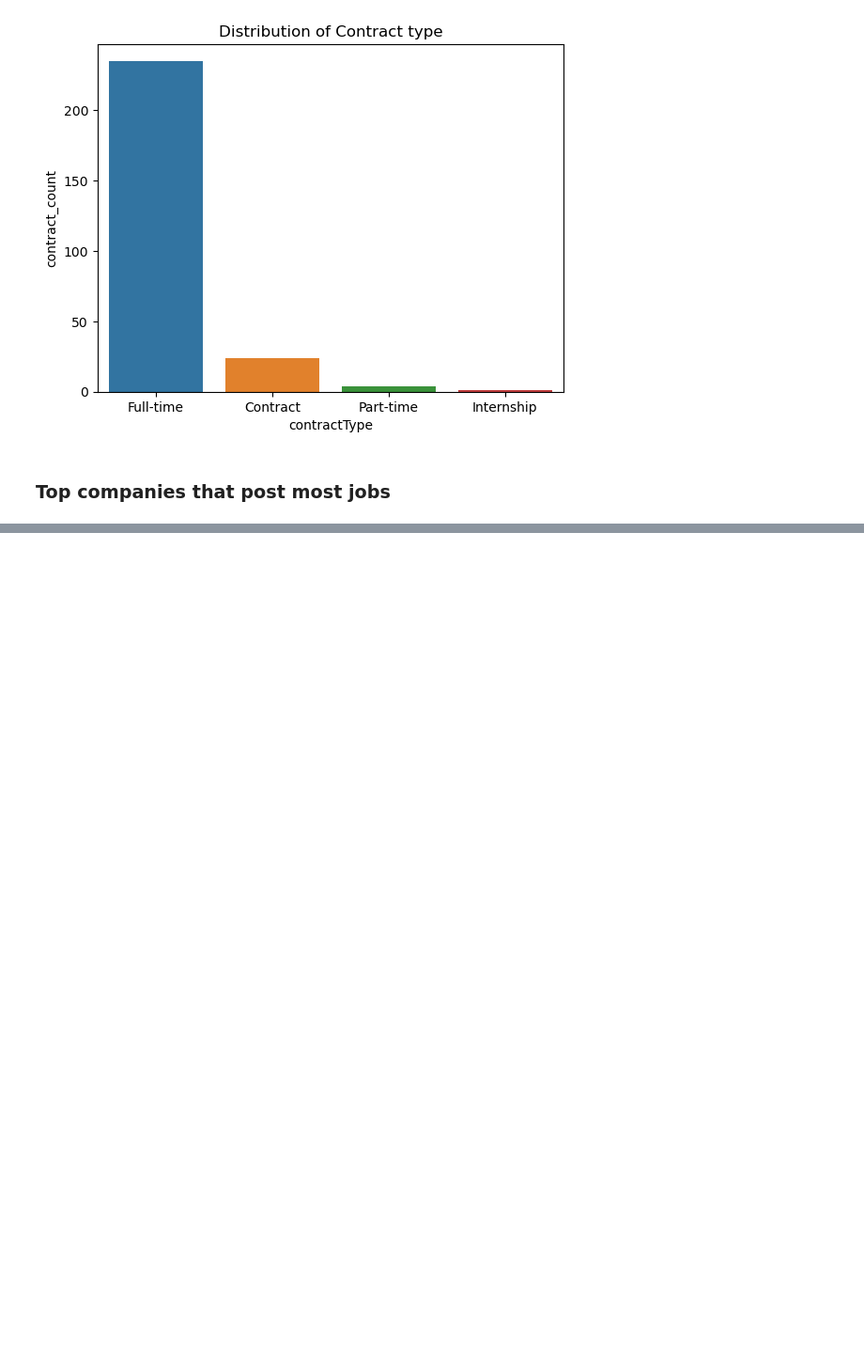
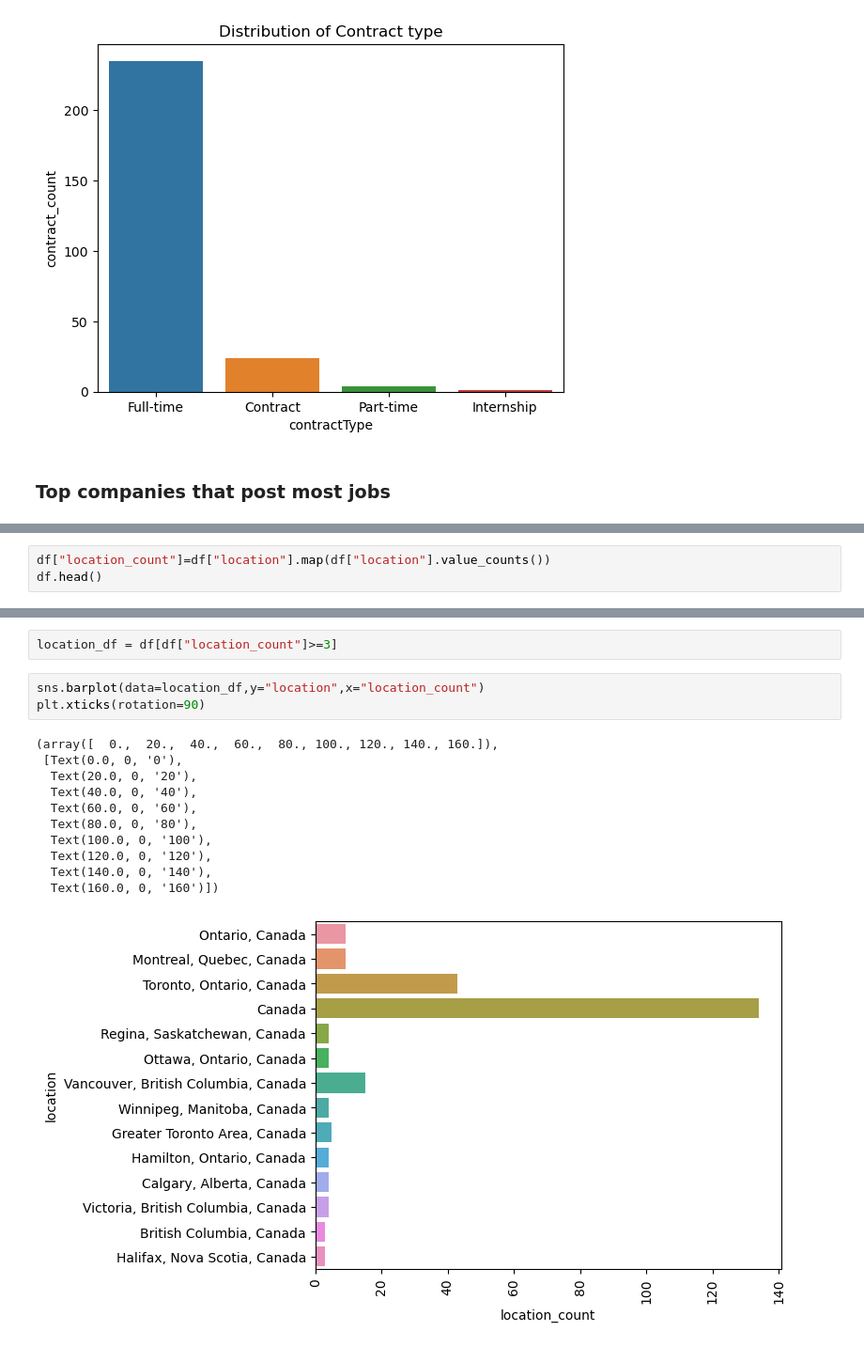
Before and after one commit to BensonMwangi/Linkedin-Canada, a Jupyter notebook: linkedin_canada.ipynb, the cells around one changed output, grey strips where cells are left out. Shown at 94% size. Cells and saved outputs as stored; diff of their text form; blank space fills up the shorter version.

Commit message:
improved barplots

```diff
--- a/linkedin_canada.ipynb
+++ b/linkedin_canada.ipynb
@@ -214,0 +216,3 @@ plt.xticks(rotation=50)
+# %%
+df["location_count"]=df["location"].map(df["location"].value_counts())
+df.head()
@@ -214,0 +226,17 @@ plt.xticks(rotation=50)
+# %%
+location_df = df[df["location_count"]>=3]
+# %%
+sns.barplot(data=location_df,y="location",x="location_count")
+plt.xticks(rotation=90)
+# %% [output]
+(array([  0.,  20.,  40.,  60.,  80., 100., 120., 140., 160.]),
+ [Text(0.0, 0, '0'),
+  Text(20.0, 0, '20'),
+  Text(40.0, 0, '40'),
+  Text(60.0, 0, '60'),
+  Text(80.0, 0, '80'),
+  Text(100.0, 0, '100'),
+  Text(120.0, 0, '120'),
+  Text(140.0, 0, '140'),
+  Text(160.0, 0, '160')])
+[figure, added]
```
Also changed, not shown: parts of 4 cells of this notebook.
